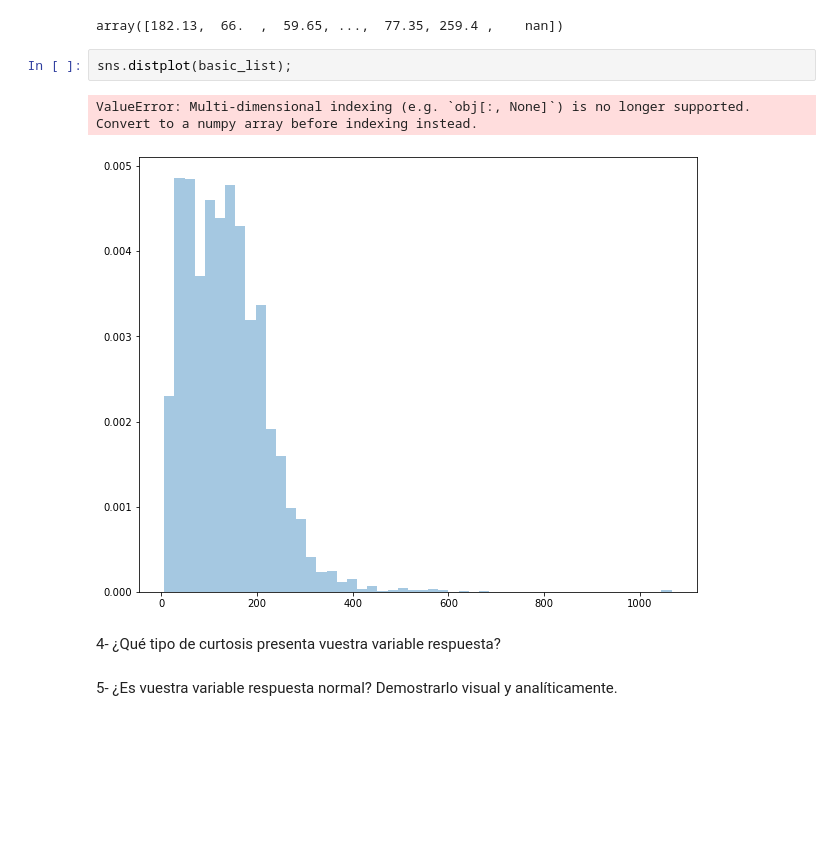
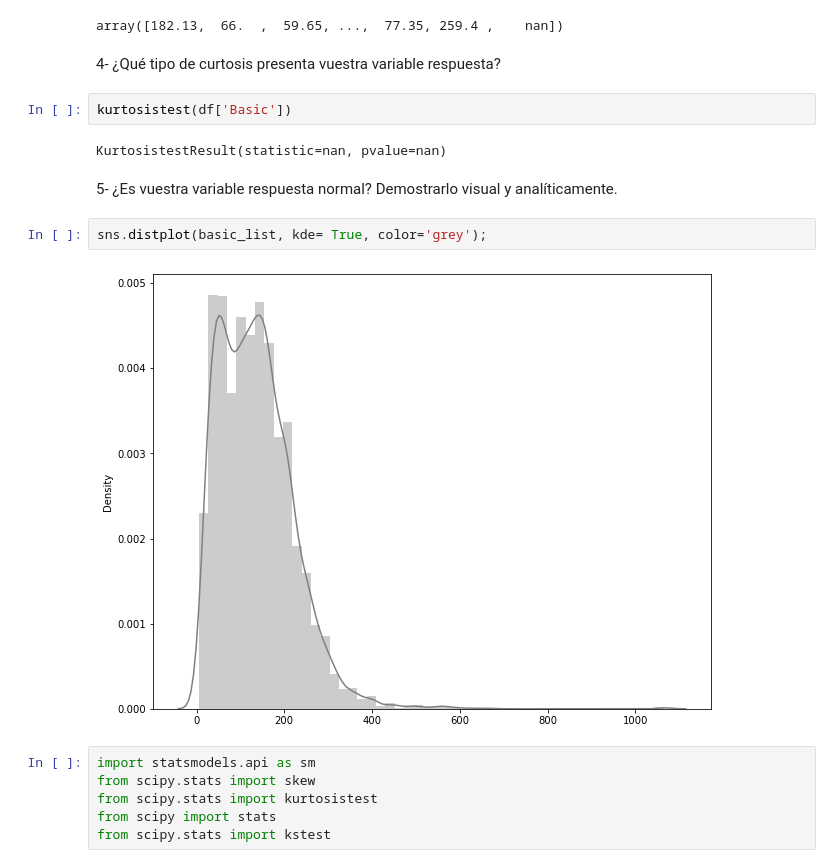
Before and after one commit to Adalab/promo-d-da-modulo1-sprint2-Paloma_Paula_Iris, a Jupyter notebook: ml_eda.ipynb, the cells around one changed output. Drawn from its saved outputs; the diff is of its cells as text; blank space fills up the shorter version.

```diff
--- a/ml_eda.ipynb
+++ b/ml_eda.ipynb
@@ -416,12 +416,21 @@ basic_list = np.array(df['Basic'])
 basic_list
 # %% [output]
 array([182.13,  66.  ,  59.65, ...,  77.35, 259.4 ,    nan])
-# %%
-sns.distplot(basic_list);
-# %% [output]
-ValueError: Multi-dimensional indexing (e.g. `obj[:, None]`) is no longer supported. Convert to a numpy array before indexing instead.
-[figure, removed]
 # %% [markdown]
 4- ¿Qué tipo de curtosis presenta vuestra variable respuesta?
+# %%
+kurtosistest(df['Basic'])
+# %% [output]
+KurtosistestResult(statistic=nan, pvalue=nan)
 # %% [markdown]
 5- ¿Es vuestra variable respuesta normal? Demostrarlo visual y analíticamente.
+# %%
+sns.distplot(basic_list, kde= True, color='grey');
+# %% [output]
+[figure, added]
+# %%
+import statsmodels.api as sm
+from scipy.stats import skew
+from scipy.stats import kurtosistest
+from scipy import stats
+from scipy.stats import kstest
```
Also changed, not shown: parts of 5 cells of this notebook.
